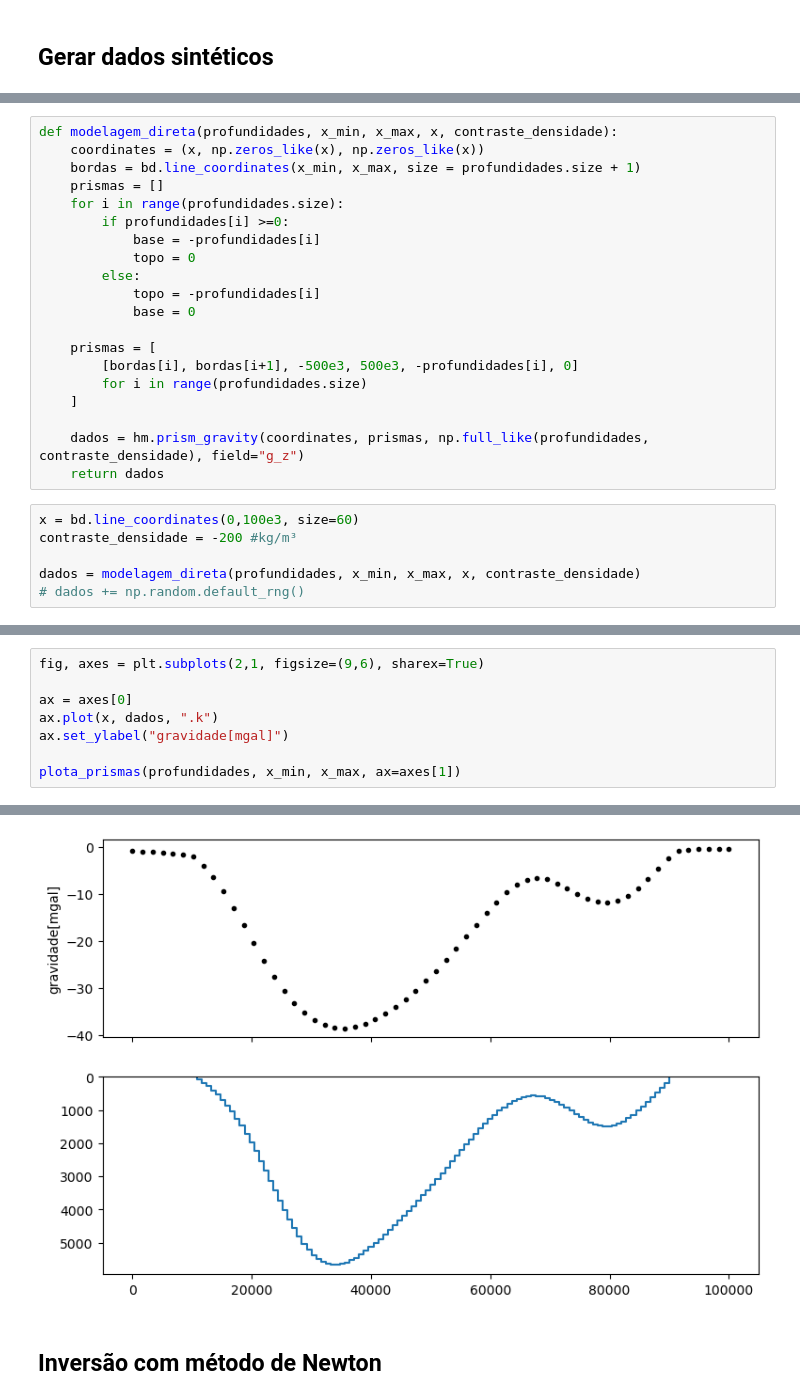
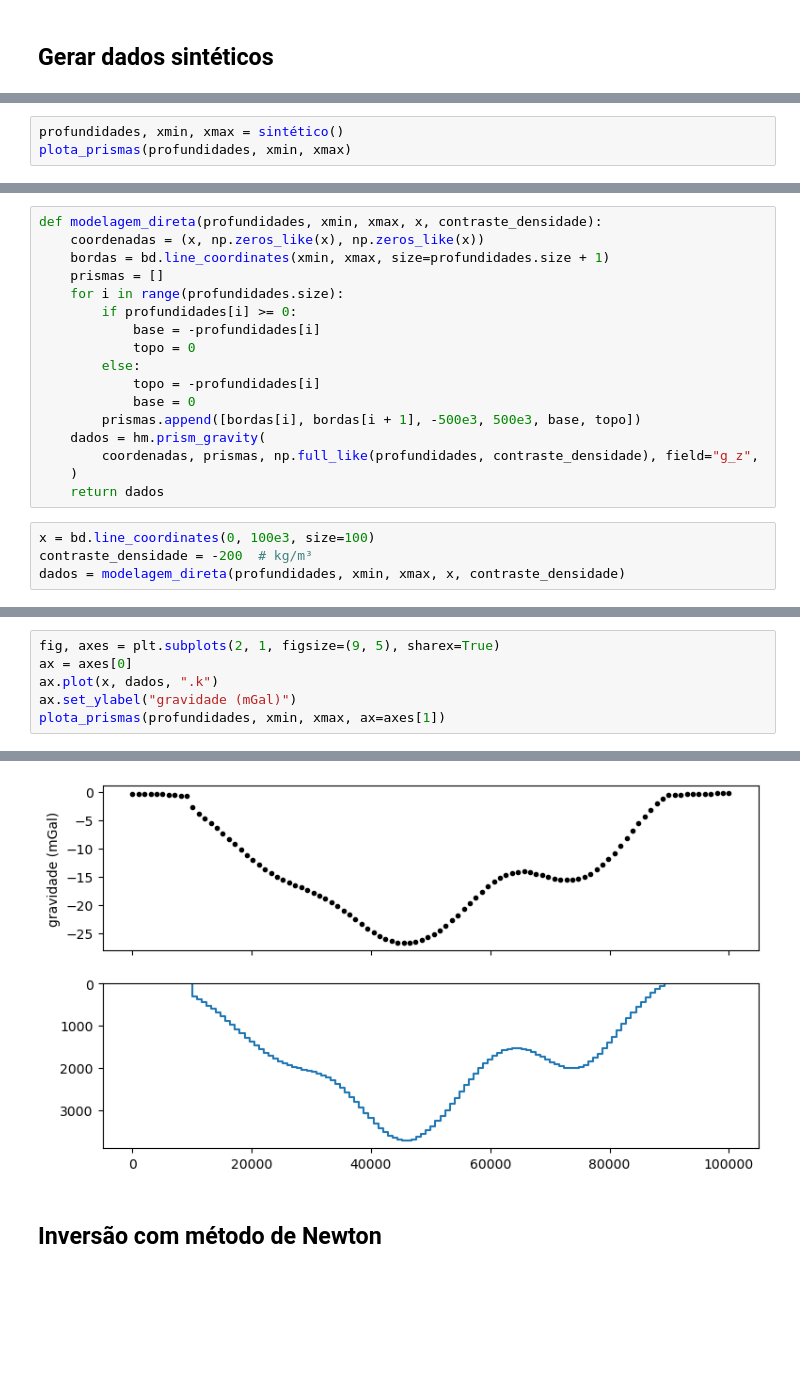
Before and after one commit to YagoMCastro/inversion-msc-2025, a Jupyter notebook: bacias.ipynb, the cells around one changed output, grey strips where cells are left out. Drawn from its saved outputs; the diff is of its cells as text; blank space fills up the shorter version.

```diff
--- a/bacias.ipynb
+++ b/bacias.ipynb
@@ -50,0 +44,3 @@ plota_prismas(profundidades, x_min, x_max)
+# %%
+profundidades, xmin, xmax = sintético()
+plota_prismas(profundidades, xmin, xmax)
@@ -51,26 +50,21 @@ plota_prismas(profundidades, x_min, x_max)
 # %%
-def modelagem_direta(profundidades, x_min, x_max, x, contraste_densidade):
-    coordinates = (x, np.zeros_like(x), np.zeros_like(x))
-    bordas = bd.line_coordinates(x_min, x_max, size = profundidades.size + 1)
+def modelagem_direta(profundidades, xmin, xmax, x, contraste_densidade):
+    coordenadas = (x, np.zeros_like(x), np.zeros_like(x))
+    bordas = bd.line_coordinates(xmin, xmax, size=profundidades.size + 1)
     prismas = []
     for i in range(profundidades.size):
-        if profundidades[i] >=0:
+        if profundidades[i] >= 0:
             base = -profundidades[i]
             topo = 0
         else:
             topo = -profundidades[i]
             base = 0
-
-    prismas = [
-        [bordas[i], bordas[i+1], -500e3, 500e3, -profundidades[i], 0]
-        for i in range(profundidades.size)
-    ]
-
-    dados = hm.prism_gravity(coordinates, prismas, np.full_like(profundidades, contraste_densidade), field="g_z")
+        prismas.append([bordas[i], bordas[i + 1], -500e3, 500e3, base, topo])
+    dados = hm.prism_gravity(
+        coordenadas, prismas, np.full_like(profundidades, contraste_densidade), field="g_z",
+    )
     return dados
 # %%
-x = bd.line_coordinates(0,100e3, size=60)
-contraste_densidade = -200 #kg/m³
-
-dados = modelagem_direta(profundidades, x_min, x_max, x, contraste_densidade)
-# dados += np.random.default_rng()
+x = bd.line_coordinates(0, 100e3, size=100)
+contraste_densidade = -200  # kg/m³
+dados = modelagem_direta(profundidades, xmin, xmax, x, contraste_densidade)
@@ -82,14 +71,12 @@ plt.plot(x, dados)
 # %%
-fig, axes = plt.subplots(2,1, figsize=(9,6), sharex=True)
-
+fig, axes = plt.subplots(2, 1, figsize=(9, 5), sharex=True)
 ax = axes[0]
 ax.plot(x, dados, ".k")
-ax.set_ylabel("gravidade[mgal]")
-
-plota_prismas(profundidades, x_min, x_max, ax=axes[1])
+ax.set_ylabel("gravidade (mGal)")
+plota_prismas(profundidades, xmin, xmax, ax=axes[1])
 # %% [output]
 <Axes: >
-[figure, old version]
+[figure, new version]
 # %% [markdown]
 ## Inversão com método de Newton
 # %%
```
Also changed, not shown: parts of 13 cells of this notebook.
